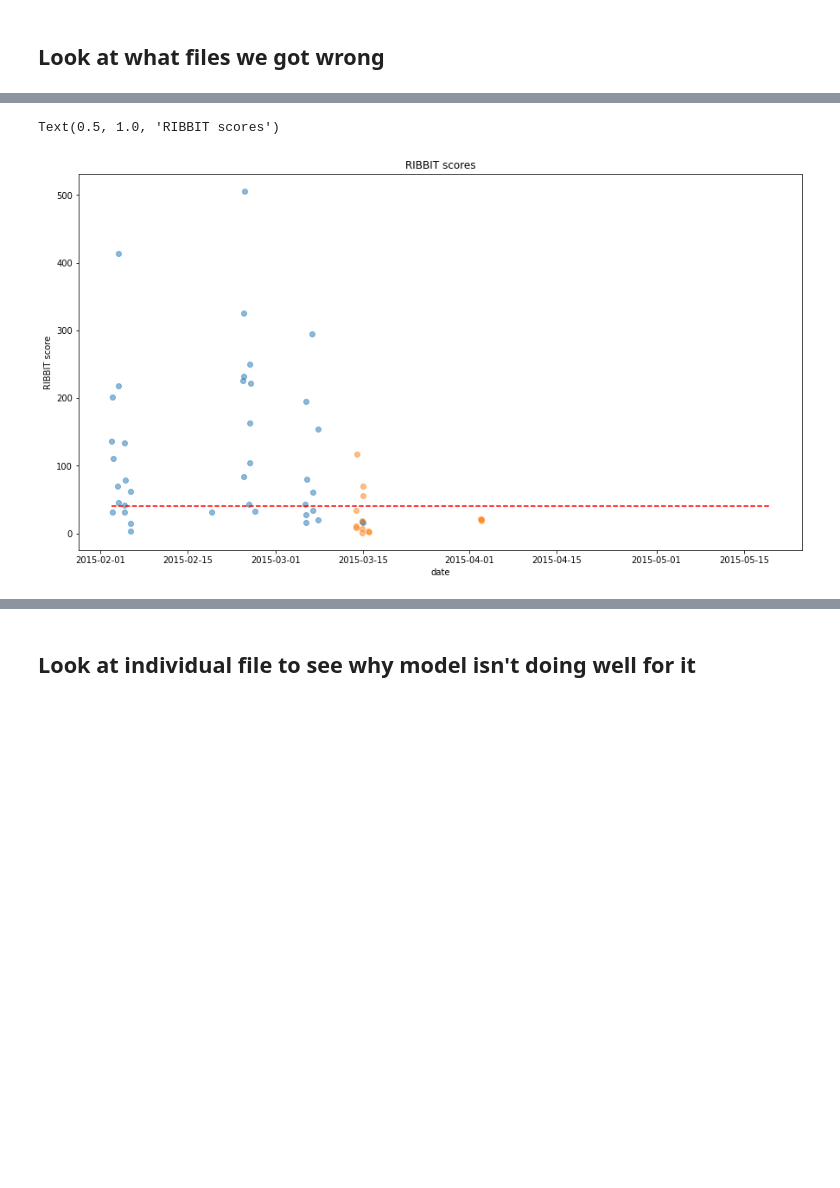
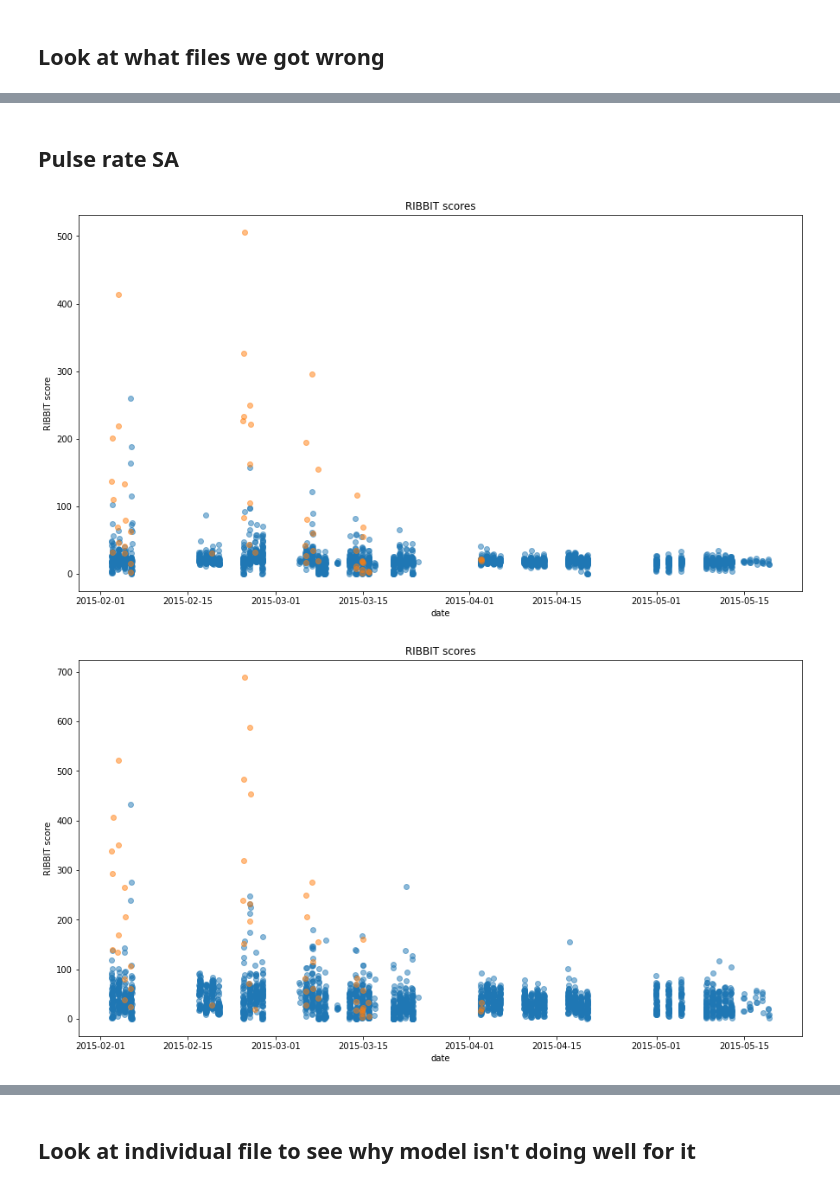
Before and after one commit to mayalapp/ga-frog-id, a Jupyter notebook: python-ribbit/data_cleaning.ipynb, the cells around one changed output, grey strips where cells are left out. Cells and saved outputs as stored; diff of their text form; code cells hidden in the pictures; blank space fills up the shorter version.

```diff
--- a/python-ribbit/data_cleaning.ipynb
+++ b/python-ribbit/data_cleaning.ipynb
@@ -101,17 +100,16 @@ ich_tr_df
 # %%
-#mask = (ich_tr_df['date'] > datetime(2015, 2, 1)) & (ich_tr_df['date'] <= datetime(2015, 4, 1))
-plot_df = ich_tr_df#[mask]
-plot_df1 = plot_df[plot_df['Lcapito'] == 1]
-plot_df0 = plot_df[plot_df['Lcapito'] == 0]
+def plot_rs(plot_df, score_col = 'score', cutoff = -1):
+    plot_df1 = plot_df[plot_df['Lcapito'] == 1]
+    plot_df0 = plot_df[plot_df['Lcapito'] == 0]
 
-fig, ax = plt.subplots()  # a figure with a single Axes
-#ax.scatter(plot_df['date'],plot_df['score'], c = plot_df['Lcapito'], alpha = 0.5)
-ax.scatter(plot_df0['date'],plot_df0['score'], alpha = 0.5)
-ax.scatter(plot_df1['date'],plot_df1['score'], alpha = 0.5)
-#plt.ylim(0, 100)
-ax.hlines(y = [100], xmin = ich_tr_df.date.min(),
-            xmax = ich_tr_df.date.max(),
-            colors = 'r', linestyles = '--')
-ax.set_xlabel('date')
-ax.set_ylabel('RIBBIT score')
-ax.set_title('RIBBIT scores')
+    fig, ax = plt.subplots()  # a figure with a single Axes
+    ax.scatter(plot_df0['date'],plot_df0[score_col], alpha = 0.5)
+    ax.scatter(plot_df1['date'],plot_df1[score_col], alpha = 0.5)
+    #plt.ylim(0, 100)
+    if cutoff > 0:
+        ax.hlines(y = [cutoff], xmin = plot_df.date.min(),
+                    xmax = plot_df.date.max(),
+                    colors = 'r', linestyles = '--')
+    ax.set_xlabel('date')
+    ax.set_ylabel('RIBBIT score')
+    ax.set_title('RIBBIT scores')
@@ -182,22 +152,12 @@ Text(0.5, 1.0, 'RIBBIT scores')
-# %%
-# plot to compare with previous values
-my_pond = "7a"
-
-plot_df = ich_verified_files_df[ich_verified_files_df['Lcapito'] == 1]
-plot_df1 = plot_df[plot_df['pond']==my_pond]
-plot_df0 = plot_df[plot_df['pond']!=my_pond]
-
-fig, ax = plt.subplots()  # a figure with a single Axes
-#ax.scatter(plot_df['date'],plot_df['score'], c = plot_df['Lcapito'], alpha = 0.5)
-ax.scatter(plot_df0['date'],plot_df0['score'], alpha = 0.5)
-ax.scatter(plot_df1['date'],plot_df1['score'],alpha = 0.5)
-#plt.ylim(0, 100)
-ax.hlines(y = [40], xmin = ich_tr_df.date.min(),
-            xmax = ich_tr_df.date.max(),
-            colors = 'r', linestyles = '--')
-ax.set_xlabel('date')
-ax.set_ylabel('RIBBIT score')
-ax.set_title('RIBBIT scores')
-# %% [output]
-Text(0.5, 1.0, 'RIBBIT scores')
-[figure, removed]
+# %% [markdown]
+## Pulse rate SA
+# %%
+# plot ribbit scores for pulse rate SA
+
+#plot_rs(ich_verified_files_df)
+plot_rs(sa_pulse_df, score_col = 'score0')
+plot_rs(sa_pulse_df, score_col = 'score1')
+plot_rs(sa_pulse_df, score_col = 'score2')
+# %% [output]
+[figure, added]
+[figure, added]
```
Also changed, not shown: parts of 18 cells of this notebook, 12 other files.
